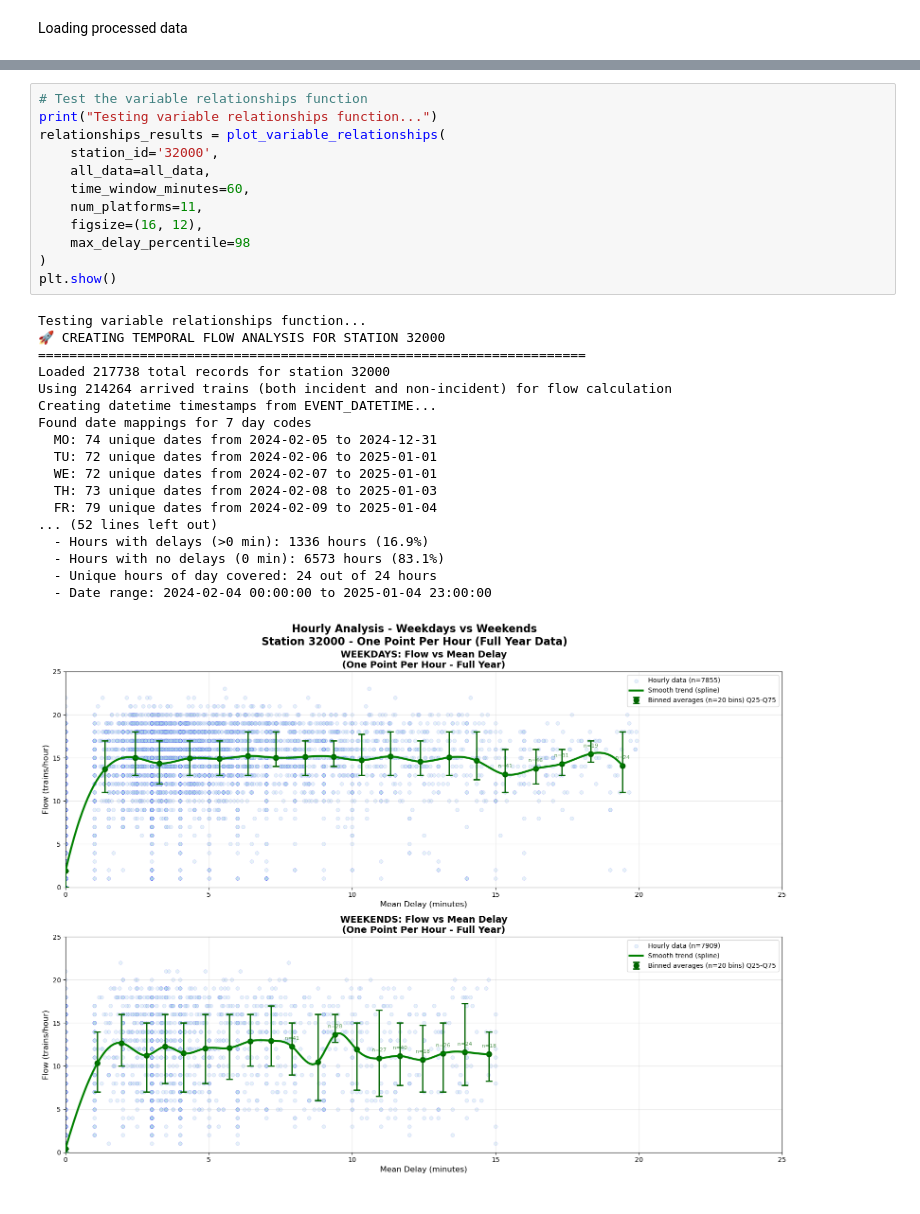
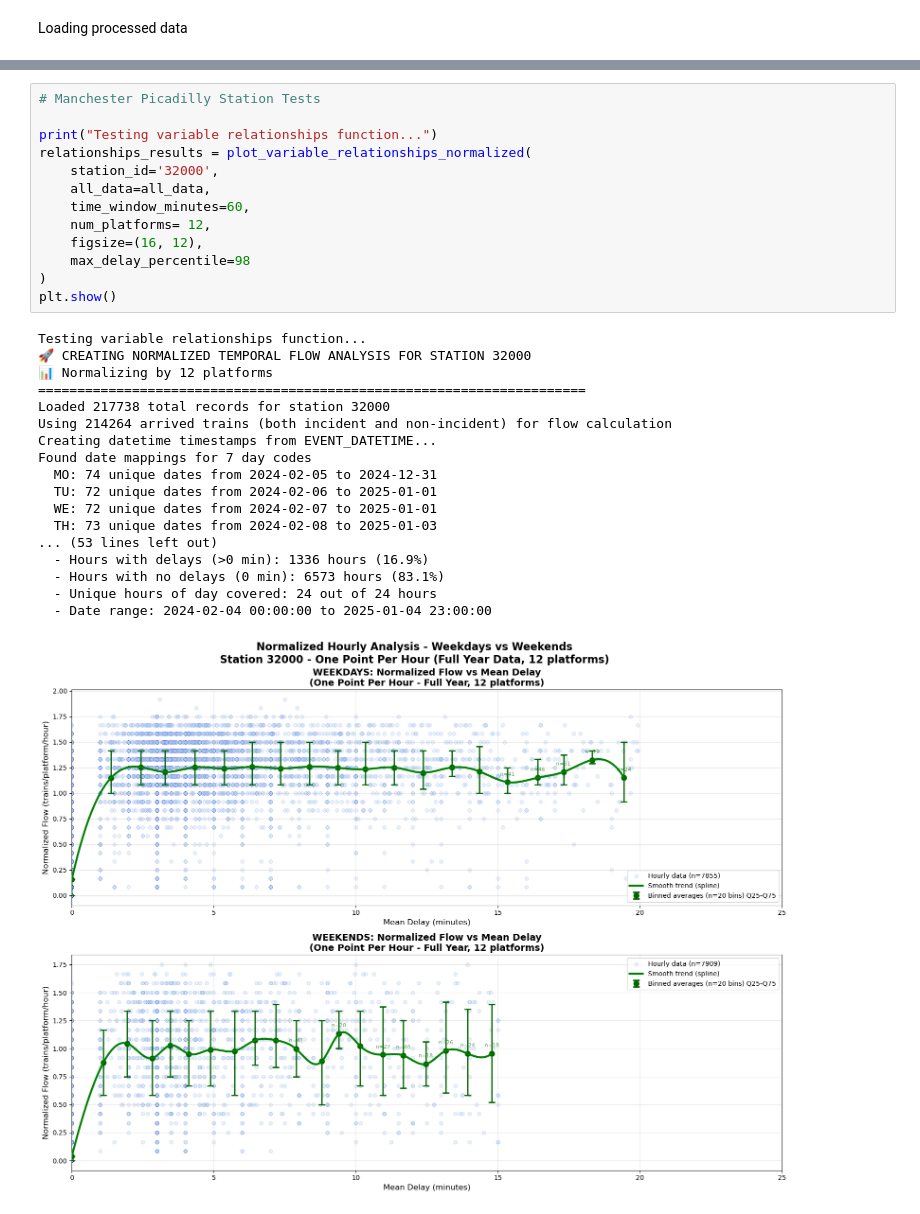
Before and after one commit to martazarantonello/RDM_analysis, a Jupyter notebook: demos/station_view.ipynb, the cells around one changed output, grey strips where cells are left out. Saved outputs shown, nothing was run; the diff lists cells and outputs as text.

Commit message:
adding more recent function, overall demo look still in progress

```diff
--- a/demos/station_view.ipynb
+++ b/demos/station_view.ipynb
@@ -128,31 +135,32 @@ Found date mappings for 7 day codes
 # %%
-# Test the variable relationships function
+# Manchester Picadilly Station Tests
+
 print("Testing variable relationships function...")
-relationships_results = plot_variable_relationships(
+relationships_results = plot_variable_relationships_normalized(
     station_id='32000',
     all_data=all_data,
     time_window_minutes=60,
-    num_platforms=11,
+    num_platforms= 12,
     figsize=(16, 12),
     max_delay_percentile=98
 )
 plt.show()
 # %% [output]
 Testing variable relationships function...
-🚀 CREATING TEMPORAL FLOW ANALYSIS FOR STATION 32000
+🚀 CREATING NORMALIZED TEMPORAL FLOW ANALYSIS FOR STATION 32000
+📊 Normalizing by 12 platforms
 ======================================================================
 Loaded 217738 total records for station 32000
 Using 214264 arrived trains (both incident and non-incident) for flow calculation
 Creating datetime timestamps from EVENT_DATETIME...
 Found date mappings for 7 day codes
   MO: 74 unique dates from 2024-02-05 to 2024-12-31
   TU: 72 unique dates from 2024-02-06 to 2025-01-01
   WE: 72 unique dates from 2024-02-07 to 2025-01-01
   TH: 73 unique dates from 2024-02-08 to 2025-01-03
-  FR: 79 unique dates from 2024-02-09 to 2025-01-04
-... (52 lines left out)
+... (53 lines left out)
   - Hours with delays (>0 min): 1336 hours (16.9%)
   - Hours with no delays (0 min): 6573 hours (83.1%)
   - Unique hours of day covered: 24 out of 24 hours
   - Date range: 2024-02-04 00:00:00 to 2025-01-04 23:00:00
-[figure, old version]
+[figure, new version]
```
Also changed, not shown: parts of 12 cells of this notebook.
